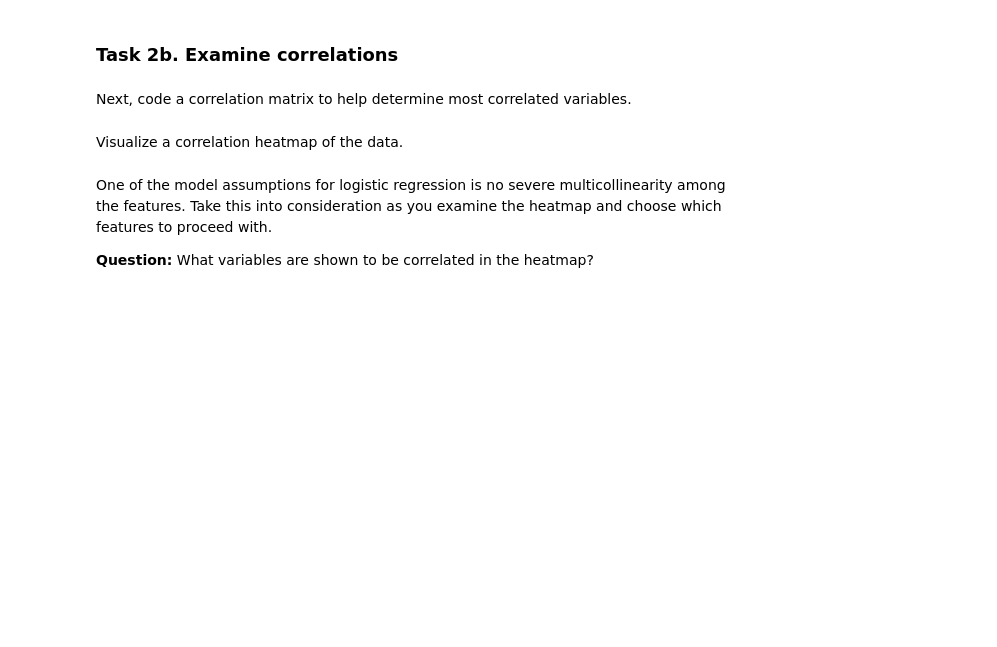
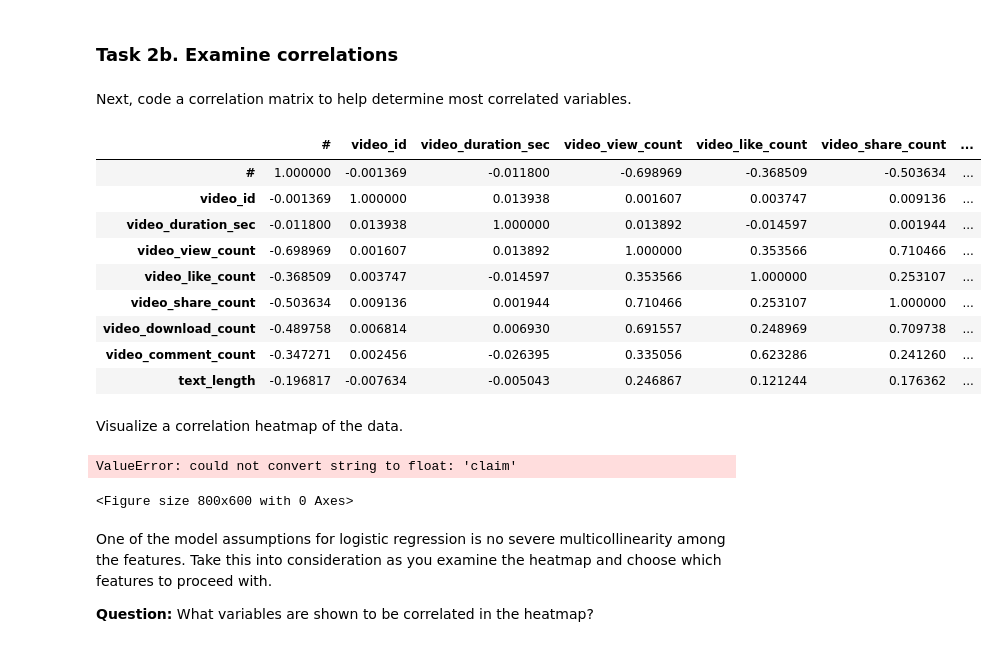
Before and after one commit to ItsAlValenci/TikTok_Case, a Jupyter notebook: Regression TikTok Case/Activity_Course 5 TikTok project lab.ipynb, the cells around one changed output. Drawn from its saved outputs; the diff is of its cells as text; code cells hidden in the pictures; blank space fills up the shorter version.

```diff
--- a/Regression TikTok Case/Activity_Course 5 TikTok project lab.ipynb
+++ b/Regression TikTok Case/Activity_Course 5 TikTok project lab.ipynb
@@ -368,6 +373,18 @@ Visualize the distribution of `video_transcription_text` length for videos poste
 Next, code a correlation matrix to help determine most correlated variables.
 # %%
 # Code a correlation matrix to help determine most correlated variables
-### YOUR CODE HERE ###
+corr_tab = data_upsampled.drop(['claim_status', 'video_transcription_text','verified_status','author_ban_status'], axis= 1)
+corr_tab.corr()
+# %% [output]
+|  | # | video_id | video_duration_sec | video_view_count | video_like_count | video_share_count | ... |
+| # | 1.000000 | -0.001369 | -0.011800 | -0.698969 | -0.368509 | -0.503634 | ... |
+| video_id | -0.001369 | 1.000000 | 0.013938 | 0.001607 | 0.003747 | 0.009136 | ... |
+| video_duration_sec | -0.011800 | 0.013938 | 1.000000 | 0.013892 | -0.014597 | 0.001944 | ... |
+| video_view_count | -0.698969 | 0.001607 | 0.013892 | 1.000000 | 0.353566 | 0.710466 | ... |
+| video_like_count | -0.368509 | 0.003747 | -0.014597 | 0.353566 | 1.000000 | 0.253107 | ... |
+| video_share_count | -0.503634 | 0.009136 | 0.001944 | 0.710466 | 0.253107 | 1.000000 | ... |
+| video_download_count | -0.489758 | 0.006814 | 0.006930 | 0.691557 | 0.248969 | 0.709738 | ... |
+| video_comment_count | -0.347271 | 0.002456 | -0.026395 | 0.335056 | 0.623286 | 0.241260 | ... |
+| text_length | -0.196817 | -0.007634 | -0.005043 | 0.246867 | 0.121244 | 0.176362 | ... |
 # %% [markdown]
 Visualize a correlation heatmap of the data.
@@ -377,3 +391,16 @@ Visualize a correlation heatmap of the data.
+# %%
+# Create a heatmap to visualize how correlated variables are
+plt.figure(figsize=(8, 6))
+sns.heatmap(data_upsampled[["video_duration_sec", "claim_status",
+                            "author_ban_status", "video_view_count",
+                            "video_like_count", "video_share_count",
+                            "video_download_count", "video_comment_count",
+                            "text_length"]].corr(), annot=True, cmap="crest")
+plt.title("Heatmap of the dataset")
+plt.show()
+# %% [output]
+ValueError: could not convert string to float: 'claim'
+<Figure size 800x600 with 0 Axes>
 # %% [markdown]
 One of the model assumptions for logistic regression is no severe multicollinearity among the features. Take this into consideration as you examine the heatmap and choose which features to proceed with.
 
```
Also changed, not shown: parts of 23 cells of this notebook, 1 other file.
